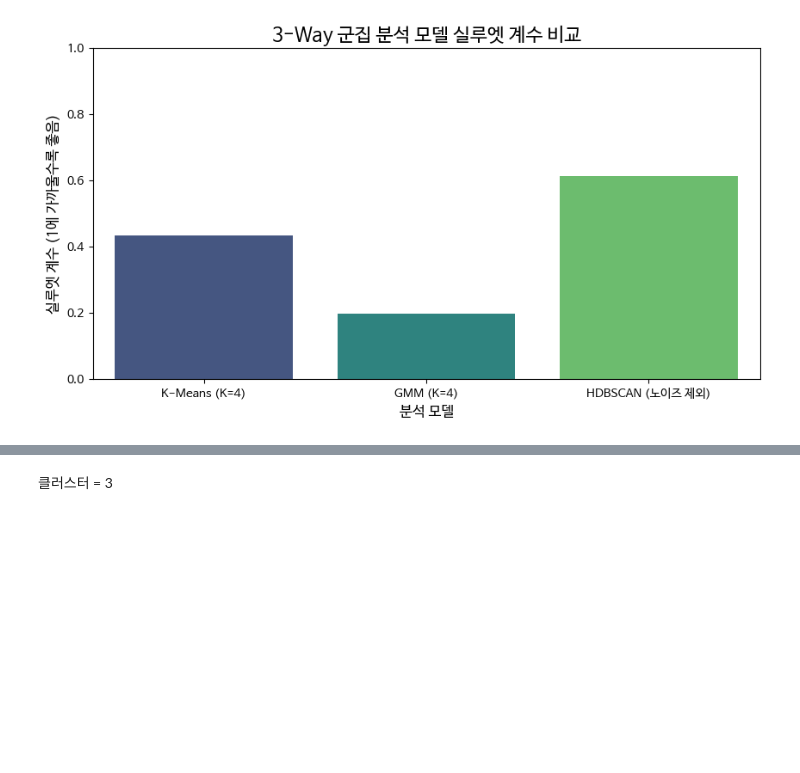
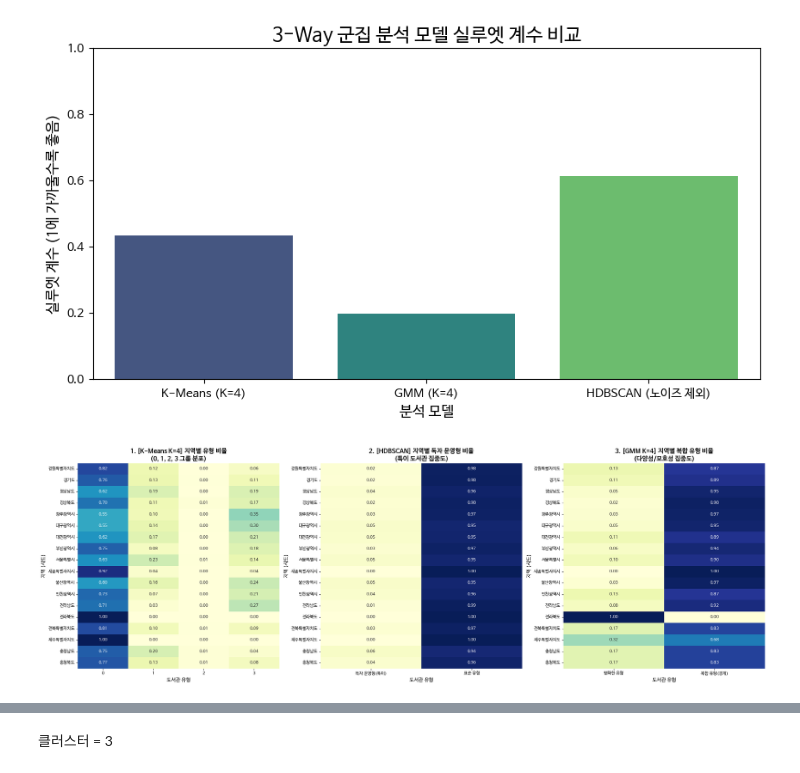
Before and after one commit to Dohwan93/d_hlee, a Jupyter notebook: 캡스톤디자인.ipynb, the cells around one changed output, grey strips where cells are left out. Saved outputs shown, nothing was run; the diff lists cells and outputs as text; code cells hidden in the pictures; blank space fills up the shorter version.

```diff
--- a/캡스톤디자인.ipynb
+++ b/캡스톤디자인.ipynb
@@ -689,3 +689,92 @@ plt.show()
 
 (해석: 점수가 1에 가까울수록 군집이 잘 분리된 것입니다.)
 [figure]
+# %%
+import pandas as pd
+import numpy as np
+import seaborn as sns
+import matplotlib.pyplot as plt
+from sklearn.preprocessing import StandardScaler
+from sklearn.cluster import KMeans
+from sklearn.mixture import GaussianMixture
+
+try:
+    import hdbscan
+except ImportError:
+    from sklearn.cluster import DBSCAN
+
+file_path = '/content/sample_data/(필요없는 데이터 삭제)도서관데이터.csv'
+df = pd.read_csv(file_path)
+
+df['총자료수'] = df['자료수(도서)'].fillna(0) + df['자료수(연속간행물)'].fillna(0) + df['자료수(비도서)'].fillna(0)
+df['면적당좌석수'] = df['열람좌석수'] / df['건물면적']
+df['자료대비좌석비율'] = df['총자료수'] / df['열람좌석수']
+df['면적당자료밀도'] = df['총자료수'] / df['건물면적']
+
+features = ['면적당좌석수', '자료대비좌석비율', '면적당자료밀도']
+df_analysis = df[features].copy()
+df_analysis['시도명'] = df['시도명']
+df_analysis.replace([np.inf, -np.inf], np.nan, inplace=True)
+df_analysis.dropna(inplace=True)
+
+scaler = StandardScaler()
+data_scaled = scaler.fit_transform(df_analysis[features])
+
+kmeans = KMeans(n_clusters=4, random_state=42, n_init=10)
+labels_k = kmeans.fit_predict(data_scaled)
+
+df_analysis['KMeans_Label'] = labels_k
+
+try:
+    hdb = hdbscan.HDBSCAN(min_cluster_size=10, min_samples=5)
+    labels_h = hdb.fit_predict(data_scaled)
+except NameError:
+    db = DBSCAN(eps=0.5, min_samples=5)
+    labels_h = db.fit_predict(data_scaled)
+
+df_analysis['HDBSCAN_Label'] = np.where(labels_h == -1, '독자 운영형(특이)', '표준 유형')
+
+gmm = GaussianMixture(n_components=4, random_state=42)
+labels_g = gmm.fit_predict(data_scaled)
+probs_g = gmm.predict_proba(data_scaled).max(axis=1)
+
+is_hybrid = (labels_k != labels_g) | (probs_g < 0.8)
+df_analysis['GMM_Label'] = np.where(is_hybrid, '복합 유형(경계)', '명확한 유형')
+
+plt.rc('font', family='NanumBarunGothic')
+plt.rcParams['axes.unicode_minus'] = False
+
+fig, axes = plt.subplots(1, 3, figsize=(24, 8))
+
+def draw_heatmap(ax, col_label, title):
+    crosstab = pd.crosstab(df_analysis['시도명'], df_analysis[col_label])
+    crosstab_norm = crosstab.div(crosstab.sum(axis=1), axis=0)
+    sns.heatmap(crosstab_norm, annot=True, fmt='.2f', cmap='YlGnBu', ax=ax, cbar=False)
+    ax.set_title(title, fontsize=15, fontweight='bold')
+    ax.set_ylabel('지역 (시도)', fontsize=12)
+    ax.set_xlabel('도서관 유형', fontsize=12)
+
+draw_heatmap(axes[0], 'KMeans_Label', '1. [K-Means K=4] 지역별 유형 비율\n(0, 1, 2, 3 그룹 분포)')
+draw_heatmap(axes[1], 'HDBSCAN_Label', '2. [HDBSCAN] 지역별 독자 운영형 비율\n(특이 도서관 집중도)')
+draw_heatmap(axes[2], 'GMM_Label', '3. [GMM K=4] 지역별 복합 유형 비율\n(다양성/모호성 집중도)')
+
+plt.tight_layout()
+plt.show()
+
+print("\n--- [분석 요약: 어떤 지역이 특징적인가?] ---")
+
+hdb_ratio = pd.crosstab(df_analysis['시도명'], df_analysis['HDBSCAN_Label'], normalize='index')
+if '독자 운영형(특이)' in hdb_ratio.columns:
+    top_noise_regions = hdb_ratio['독자 운영형(특이)'].sort_values(ascending=False).head(3)
+    print(f"\n[HDBSCAN] '독자 운영형(특이)' 도서관 비율이 높은 지역 Top 3:")
+    for region, ratio in top_noise_regions.items():
+        print(f"  - {region}: {ratio*100:.1f}% (특색있는 도서관이 많음)")
+
+gmm_ratio = pd.crosstab(df_analysis['시도명'], df_analysis['GMM_Label'], normalize='index')
+if '복합 유형(경계)' in gmm_ratio.columns:
+    top_hybrid_regions = gmm_ratio['복합 유형(경계)'].sort_values(ascending=False).head(3)
+    print(f"\n[GMM K=4] '복합 유형(경계)' 도서관 비율이 높은 지역 Top 3:")
+    for region, ratio in top_hybrid_regions.items():
+        print(f"  - {region}: {ratio*100:.1f}% (성격이 복합적인 도서관이 많음)")
+# %% [output]
+[figure, added]
```
Also changed, not shown: parts of 3 cells of this notebook.
